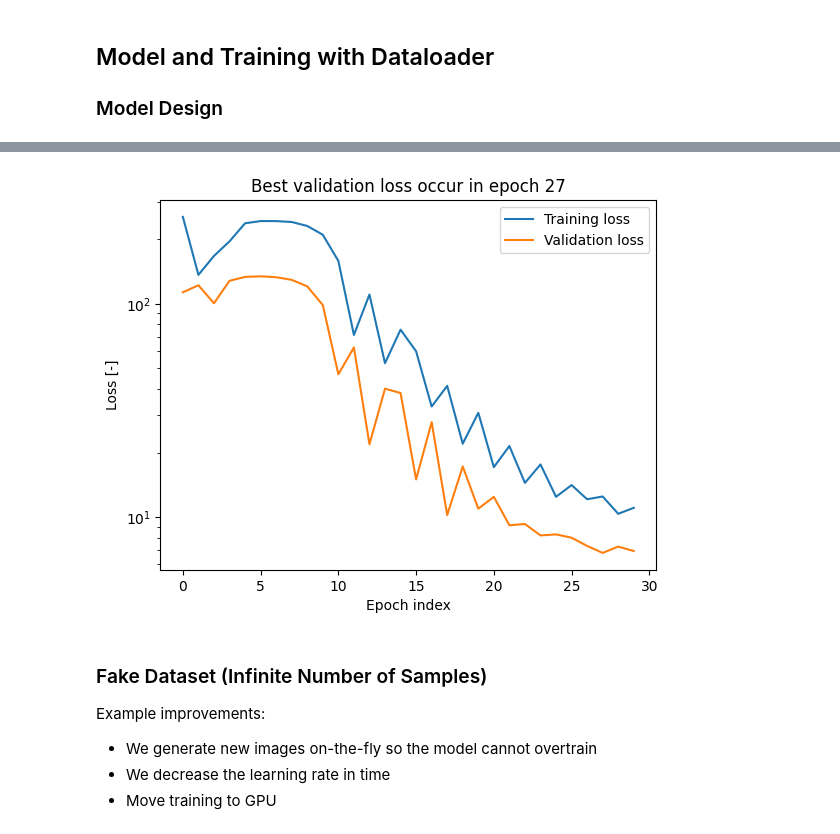
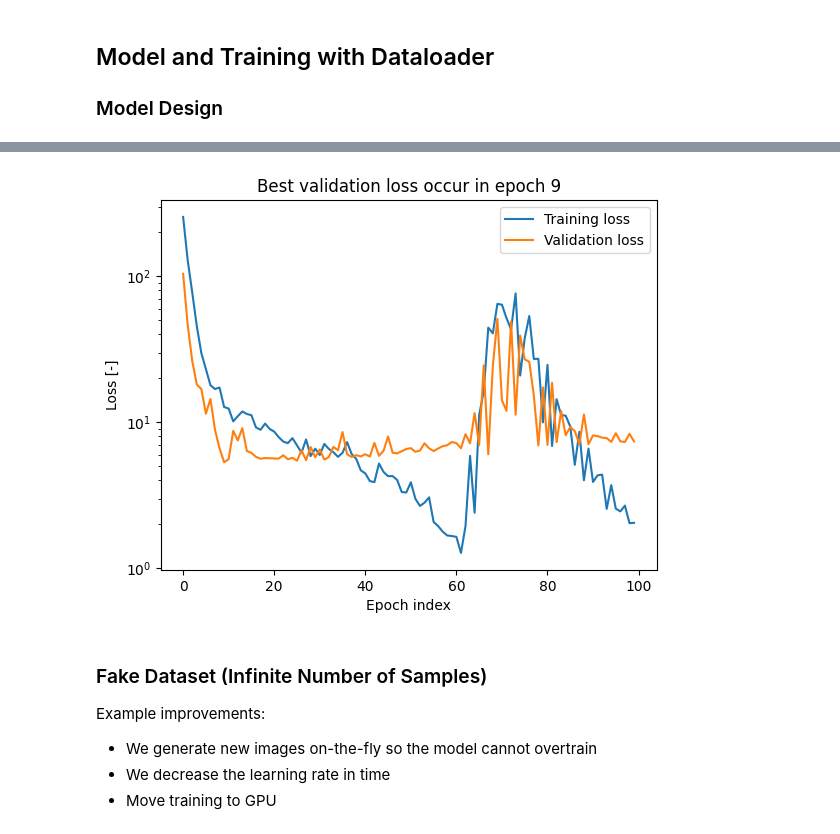
Before and after one commit to CVUT-FS-12110/pytorch-intro, a Jupyter notebook: resources/dataloaders.ipynb, the cells around one changed output, grey strips where cells are left out. Drawn from its saved outputs; the diff is of its cells as text; code cells hidden in the pictures.

```diff
--- a/resources/dataloaders.ipynb
+++ b/resources/dataloaders.ipynb
@@ -232,7 +232,7 @@ class BlobCounterV1(nn.Module):
         x = self.regressor(x)
         return x.squeeze(-1)      # (B,)
 # %%
-epochs = 30
+epochs = 100
 batch_size = 128
 
 model = BlobCounterV1()
@@ -301,4 +301,4 @@ Epoch [29/30], Time: 2.58s, Training Loss: 11.05683,  Validation Loss: 6.93645,
-[figure, old version]
+[figure, new version]
 # %% [markdown]
 ### Fake Dataset (Infinite Number of Samples)
 
```
Also changed, not shown: parts of 4 cells of this notebook, 4 other files.
